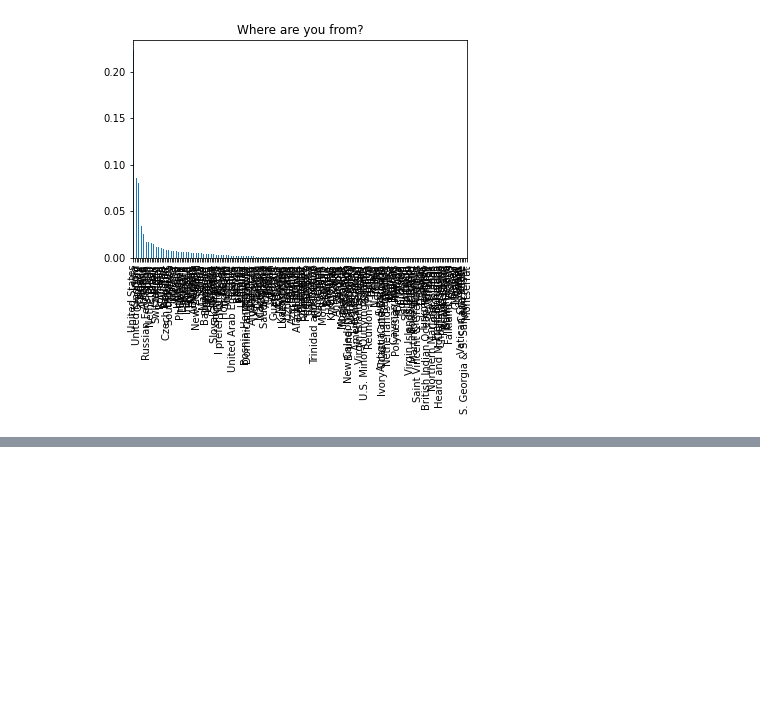
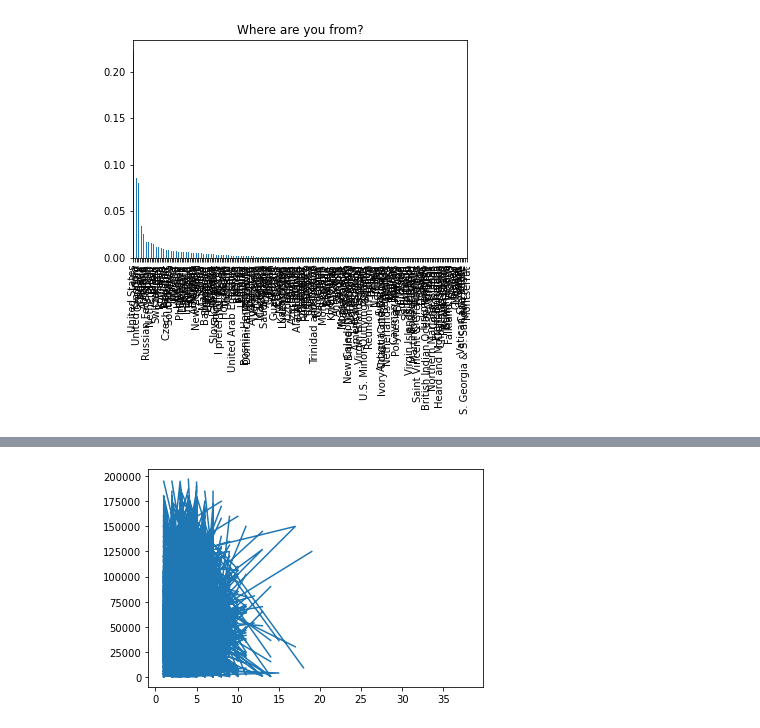
Before and after one commit to ewelinaLG/Udacity, a Jupyter notebook: Blog_post.ipynb, the cells around one changed output, grey strips where cells are left out. Cells and saved outputs as stored; diff of their text form; code cells hidden in the pictures; blank space fills up the shorter version.

```diff
--- a/Blog_post.ipynb
+++ b/Blog_post.ipynb
@@ -37,0 +275,8 @@ plt.title("Where are you from?");
+# %%
+x1 = df['NumberLanguageWorked']
+y1 = df['Salary']
+
+plt.plot(x1, y1)
+plt.show()
+# %% [output]
+[figure, added]
```
Also changed, not shown: parts of 82 cells of this notebook.
